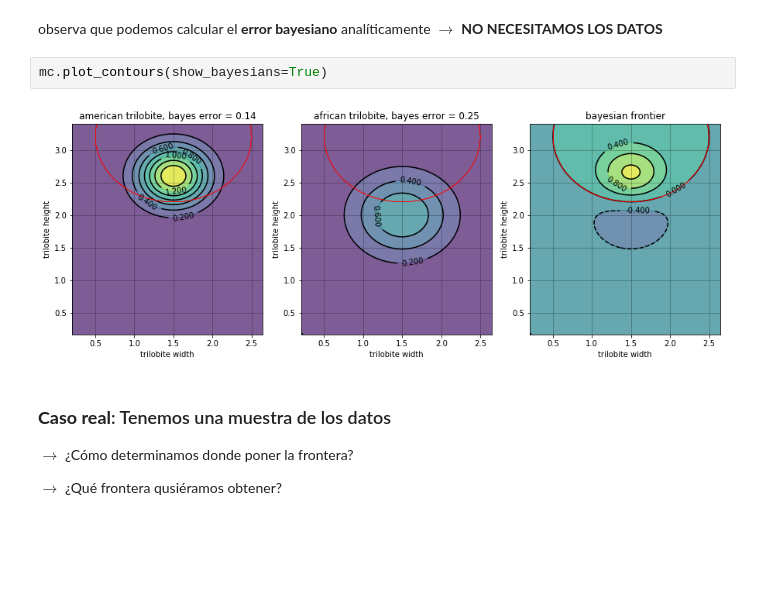
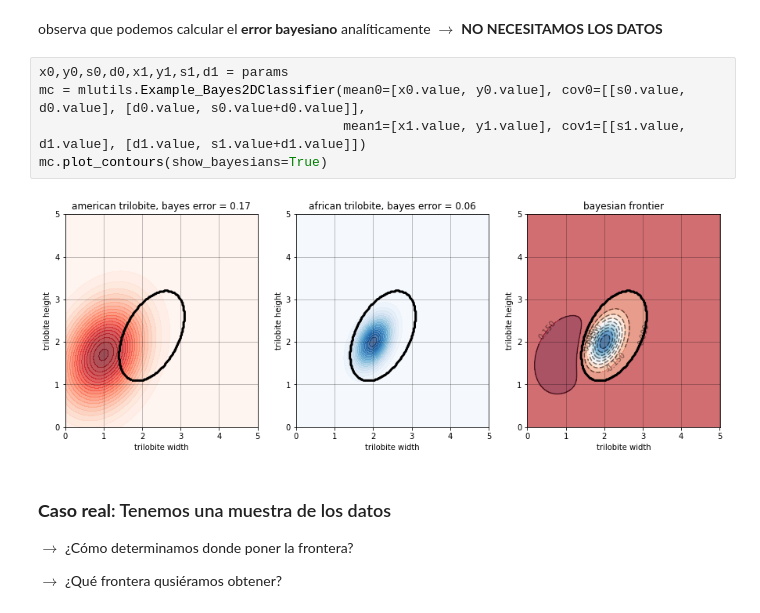
Before and after one commit to rramosp/20192.ml4all, a Jupyter notebook: 01 - MODELOS DERIVADOS DE LOS DATOS.ipynb, the cells around one changed output. Saved outputs shown, nothing was run; the diff lists cells and outputs as text; blank space fills up the shorter version.

```diff
--- a/01 - MODELOS DERIVADOS DE LOS DATOS.ipynb
+++ b/01 - MODELOS DERIVADOS DE LOS DATOS.ipynb
@@ -72,9 +75,12 @@ mc.plot_contours()
 # %% [markdown]
 observa que podemos calcular el **error bayesiano** analíticamente $\rightarrow$ **NO NECESITAMOS LOS DATOS**
-# %%
-mc.plot_contours(show_bayesians=True)
-# %% [output]
-[figure, removed]
+# %%
+x0,y0,s0,d0,x1,y1,s1,d1 = params
+mc = mlutils.Example_Bayes2DClassifier(mean0=[x0.value, y0.value], cov0=[[s0.value, d0.value], [d0.value, s0.value+d0.value]],
+                                       mean1=[x1.value, y1.value], cov1=[[s1.value, d1.value], [d1.value, s1.value+d1.value]])
+mc.plot_contours(show_bayesians=True)
+# %% [output]
+[figure, added]
 # %% [markdown]
 ### **Caso real**: Tenemos una muestra de los datos
 
```
Also changed, not shown: parts of 8 cells of this notebook, 1 other file.
